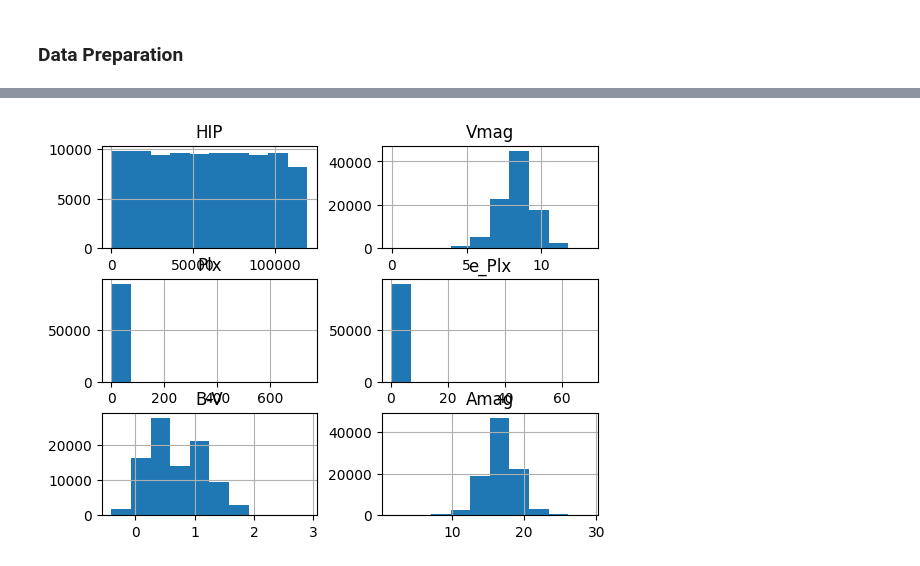
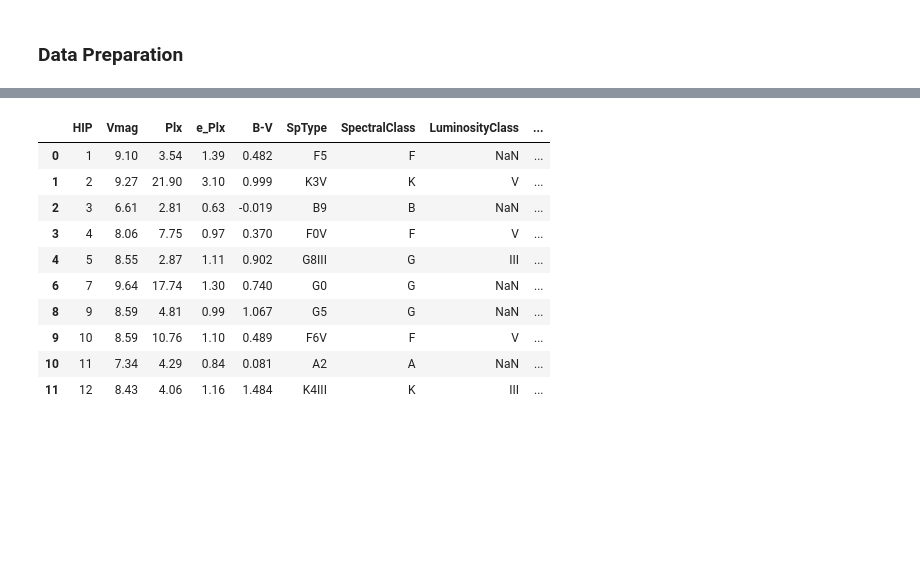
Before and after one commit to EP1XWARR10R/stellar-classification-capstone, a Jupyter notebook: Capstone.ipynb, the cells around one changed output, grey strips where cells are left out. Cells and saved outputs as stored; diff of their text form; code cells hidden in the pictures; blank space fills up the shorter version.

```diff
--- a/Capstone.ipynb
+++ b/Capstone.ipynb
@@ -116,5 +110,16 @@ df2.tail(50)
-# %%
-df2.hist()
-plt.show()
-# %% [output]
-[figure, removed]
+# %%
+# Calculate temperature using ballesteros formula (T = 4600 * (1 / (0.92 * (B-V) + 1.7) + 1 / (0.92 * (B-V) + 0.62)))
+df2['Temperature'] = 4600 * (1 / (0.92 * df2['B-V'] + 1.7) + 1 / (0.92 * df2['B-V'] + 0.62))
+df2.head(10)
+# %% [output]
+|  | HIP | Vmag | Plx | e_Plx | B-V | SpType | SpectralClass | LuminosityClass | ... |
+| 0 | 1 | 9.10 | 3.54 | 1.39 | 0.482 | F5 | F | NaN | ... |
+| 1 | 2 | 9.27 | 21.90 | 3.10 | 0.999 | K3V | K | V | ... |
+| 2 | 3 | 6.61 | 2.81 | 0.63 | -0.019 | B9 | B | NaN | ... |
+| 3 | 4 | 8.06 | 7.75 | 0.97 | 0.370 | F0V | F | V | ... |
+| 4 | 5 | 8.55 | 2.87 | 1.11 | 0.902 | G8III | G | III | ... |
+| 6 | 7 | 9.64 | 17.74 | 1.30 | 0.740 | G0 | G | NaN | ... |
+| 8 | 9 | 8.59 | 4.81 | 0.99 | 1.067 | G5 | G | NaN | ... |
+| 9 | 10 | 8.59 | 10.76 | 1.10 | 0.489 | F6V | F | V | ... |
+| 10 | 11 | 7.34 | 4.29 | 0.84 | 0.081 | A2 | A | NaN | ... |
+| 11 | 12 | 8.43 | 4.06 | 1.16 | 1.484 | K4III | K | III | ... |
```
Also changed, not shown: parts of 2 cells of this notebook.
